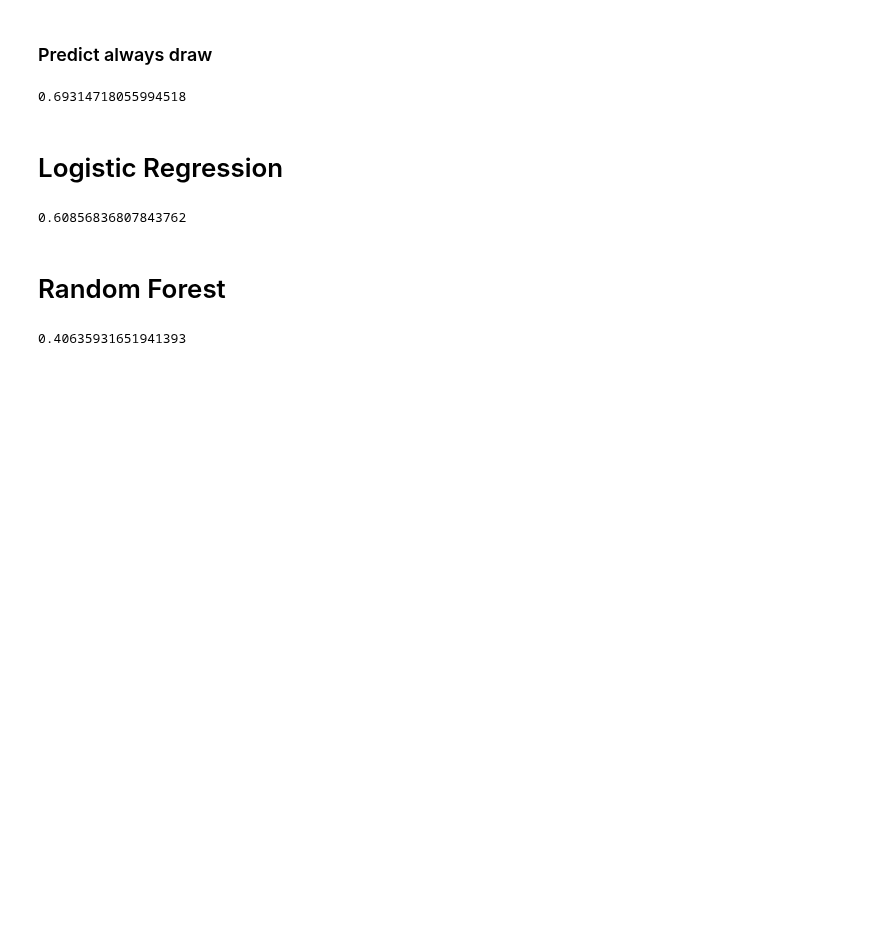
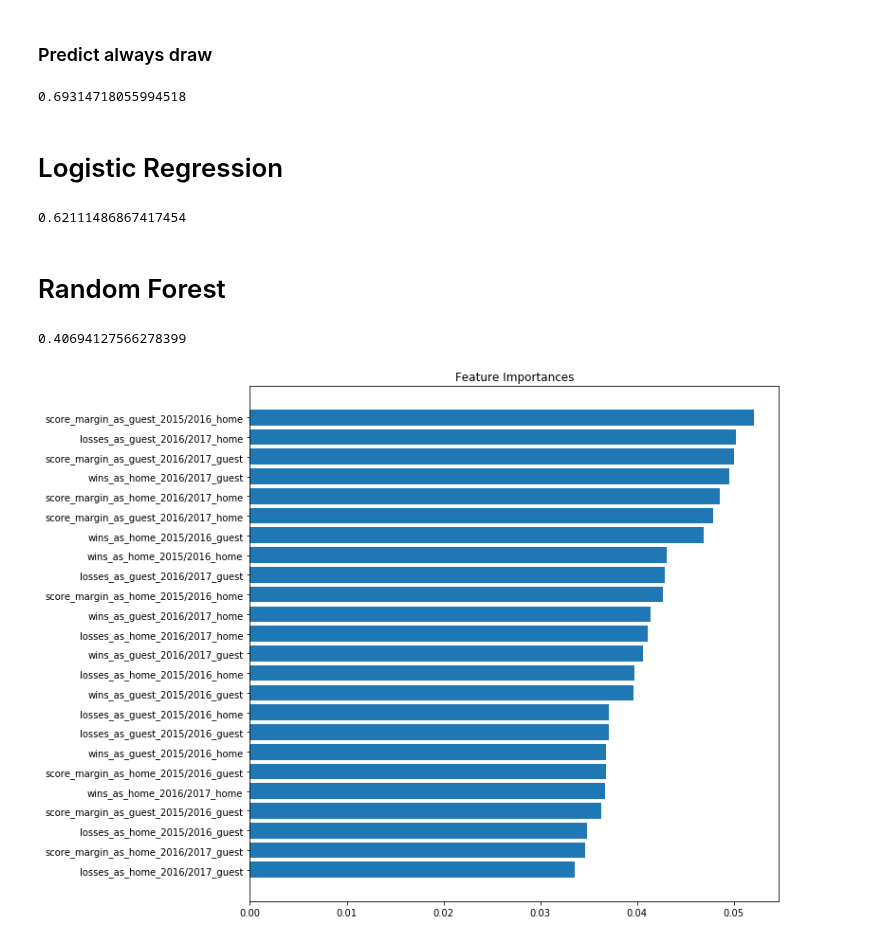
Before and after one commit to jgoerner/SportsPrediction, a Jupyter notebook: NBA/notebooks/1.2-model-building-first-iteration.ipynb, the cells around one changed output. Saved outputs shown, nothing was run; the diff lists cells and outputs as text; code cells hidden in the pictures; blank space fills up the shorter version.

```diff
--- a/NBA/notebooks/1.2-model-building-first-iteration.ipynb
+++ b/NBA/notebooks/1.2-model-building-first-iteration.ipynb
@@ -8,12 +8,17 @@ This notebooks contains the the model building for the first iteration - includi
 import os
 os.chdir("/home/jovyan/work")
 
+import matplotlib.pyplot as plt
 import numpy as np
 import pandas as pd
+import seaborn as sns
 from sklearn.ensemble import RandomForestClassifier
 from sklearn.linear_model import LogisticRegression
 from sklearn.metrics import log_loss
 from sklearn.model_selection import GridSearchCV
+
+%matplotlib inline
+plt.rcParams["figure.figsize"] = (10, 10)
 # %% [markdown]
 # Construct data
 # %%
@@ -23,13 +28,15 @@ df_raw = pd.read_csv("./data/features/first_iteration.csv")
 # construct training data
 df_train = \
     df_raw[df_raw["season"].isin(["2015/2016", "2016/2017"])]\
-    .drop(["team_home", "team_guest", "score_home", "score_guest", "season"], axis=1)
+    .drop(["team_home", "team_guest", "score_home", "score_guest", "season"]
+          + [col for col in df_raw.columns if "2017/2018" in col] , axis=1)
 X_train, y_train = df_train.drop(["home_win"], axis=1).values, df_train["home_win"].values
 
 # construct final validation data
 df_val = \
     df_raw[df_raw["season"] == "2016/2017"]\
-    .drop(["team_home", "team_guest", "score_home", "score_guest", "season"], axis=1)
+    .drop(["team_home", "team_guest", "score_home", "score_guest", "season"]
+          + [col for col in df_raw.columns if "2017/2018" in col] , axis=1)
 X_val, y_val = df_val.drop(["home_win"], axis=1).values, df_val["home_win"].values
 # %% [markdown]
 # Baseline
@@ -74,7 +81,7 @@ GS_LR.fit(X_train, y_train)
 # evaluate on validation set
 log_loss(y_val, GS_LR.predict_proba(X_val))
 # %% [output]
-0.60856836807843762
+0.62111486867417454
 # %% [markdown]
 # Random Forest
 # %%
@@ -98,4 +105,15 @@ GS_RF.fit(X_train, y_train)
 # evaluate on validation set
 log_loss(y_val, GS_RF.predict_proba(X_val))
 # %% [output]
-0.40635931651941393
+0.40694127566278399
+# %%
+forest = GS_RF.best_estimator_
+imps = forest.feature_importances_
+idx = np.argsort(imps)
+cols = df_train.drop(["home_win"], axis=1).columns[idx]
+
+plt.barh(range(len(imps)), imps[idx])
+plt.yticks(range(len(imps)), cols[idx])
+plt.title("Feature Importances");
+# %% [output]
+[figure, added]
```
